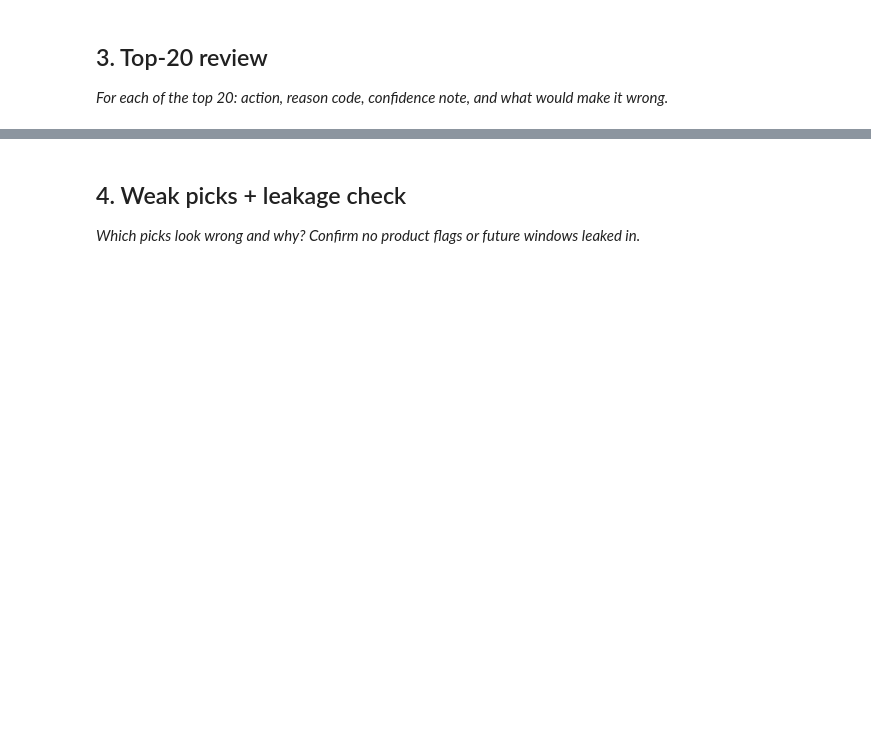
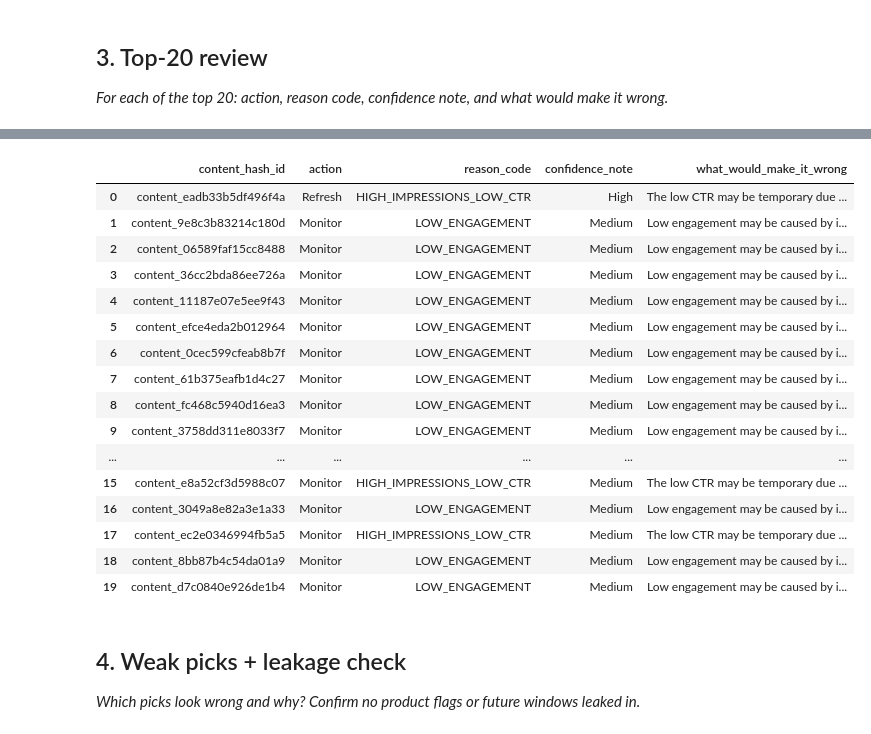
Before and after one commit to adityag30/FlyRank-internship-ML, a Jupyter notebook: work/notebooks/w04_baseline_score.ipynb, the cells around one changed output, grey strips where cells are left out. Saved outputs shown, nothing was run; the diff lists cells and outputs as text; code cells hidden in the pictures; blank space fills up the shorter version.

```diff
--- a/work/notebooks/w04_baseline_score.ipynb
+++ b/work/notebooks/w04_baseline_score.ipynb
@@ -22,0 +69,17 @@ This skeleton is yours to fill. Work the sections **in order** — each one has
+# %%
+import duckdb
+
+con = duckdb.connect()
+
+con.execute(
+    f"CREATE OR REPLACE SECRET hf (TYPE huggingface, TOKEN '{HF_TOKEN}')"
+)
+
+REL = "hf://datasets/FlyRank/internship-warehouse"
+
+TABLES = {
+    "dim_clients": f"read_parquet('{REL}/dim_clients.parquet')",
+    "dim_content": f"read_parquet('{REL}/dim_content.parquet')",
+    "fact_daily": f"read_parquet('{REL}/fact_content_daily_performance/**/*.parquet')",
+    "fact_query_90d": f"read_parquet('{REL}/fact_content_query_90d.parquet')",
+}
@@ -30,3 +236,72 @@ This skeleton is yours to fill. Work the sections **in order** — each one has
+# %%
+# Top 20 pages
+top20 = df.head(20).copy()
+
+# Confidence based on action
+def confidence(action):
+    if action == "Refresh":
+        return "High"
+    elif action == "Monitor":
+        return "Medium"
+    else:
+        return "Low"
+
+# Possible failure cases
+def possible_failure(reason):
+    if reason == "HIGH_IMPRESSIONS_LOW_CTR":
+        return (
+            "The low CTR may be temporary due to seasonality, recent title/meta "
+            "changes, or changes in search intent."
+        )
+    elif reason == "LOW_ENGAGEMENT":
+        return (
+            "Low engagement may be caused by incomplete GA4 tracking or pages "
+            "designed to answer the user's question quickly."
+        )
+    elif reason == "LOW_RANKING":
+        return (
+            "Ranking may already be improving or limited by strong competitors "
+            "rather than poor content."
+        )
+    else:
+        return (
+            "Additional business context may change this recommendation."
+        )
+
+# Build review table
+review_df = top20[[
+    "content_hash_id",
+    "action_label",
+    "reason_code"
+]].copy()
+
+review_df.rename(columns={
+    "action_label": "action"
+}, inplace=True)
+
+review_df["confidence_note"] = review_df["action"].apply(confidence)
+review_df["what_would_make_it_wrong"] = review_df["reason_code"].apply(possible_failure)
+
+# Display the review
+review_df
+# %% [output]
+|  | content_hash_id | action | reason_code | confidence_note | what_would_make_it_wrong |
+| 0 | content_eadb33b5df496f4a | Refresh | HIGH_IMPRESSIONS_LOW_CTR | High | The low CTR may be temporary due ... |
+| 1 | content_9e8c3b83214c180d | Monitor | LOW_ENGAGEMENT | Medium | Low engagement may be caused by i... |
+| 2 | content_06589faf15cc8488 | Monitor | LOW_ENGAGEMENT | Medium | Low engagement may be caused by i... |
+| 3 | content_36cc2bda86ee726a | Monitor | LOW_ENGAGEMENT | Medium | Low engagement may be caused by i... |
+| 4 | content_11187e07e5ee9f43 | Monitor | LOW_ENGAGEMENT | Medium | Low engagement may be caused by i... |
+| 5 | content_efce4eda2b012964 | Monitor | LOW_ENGAGEMENT | Medium | Low engagement may be caused by i... |
+| 6 | content_0cec599cfeab8b7f | Monitor | LOW_ENGAGEMENT | Medium | Low engagement may be caused by i... |
+| 7 | content_61b375eafb1d4c27 | Monitor | LOW_ENGAGEMENT | Medium | Low engagement may be caused by i... |
+| 8 | content_fc468c5940d16ea3 | Monitor | LOW_ENGAGEMENT | Medium | Low engagement may be caused by i... |
+| 9 | content_3758dd311e8033f7 | Monitor | LOW_ENGAGEMENT | Medium | Low engagement may be caused by i... |
+| ... | ... | ... | ... | ... | ... |
+| 15 | content_e8a52cf3d5988c07 | Monitor | HIGH_IMPRESSIONS_LOW_CTR | Medium | The low CTR may be temporary due ... |
+| 16 | content_3049a8e82a3e1a33 | Monitor | LOW_ENGAGEMENT | Medium | Low engagement may be caused by i... |
+| 17 | content_ec2e0346994fb5a5 | Monitor | HIGH_IMPRESSIONS_LOW_CTR | Medium | The low CTR may be temporary due ... |
+| 18 | content_8bb87b4c54da01a9 | Monitor | LOW_ENGAGEMENT | Medium | Low engagement may be caused by i... |
+| 19 | content_d7c0840e926de1b4 | Monitor | LOW_ENGAGEMENT | Medium | Low engagement may be caused by i... |
 # %% [markdown]
 ## 4. Weak picks + leakage check
 
```
Also changed, not shown: parts of 14 cells of this notebook.
